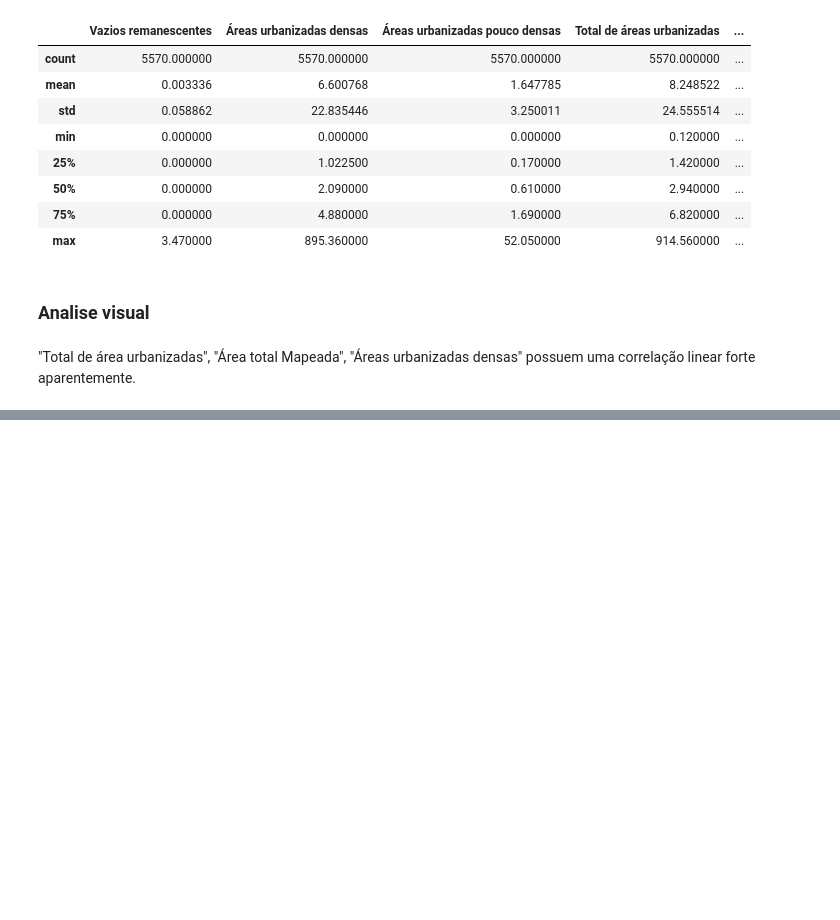
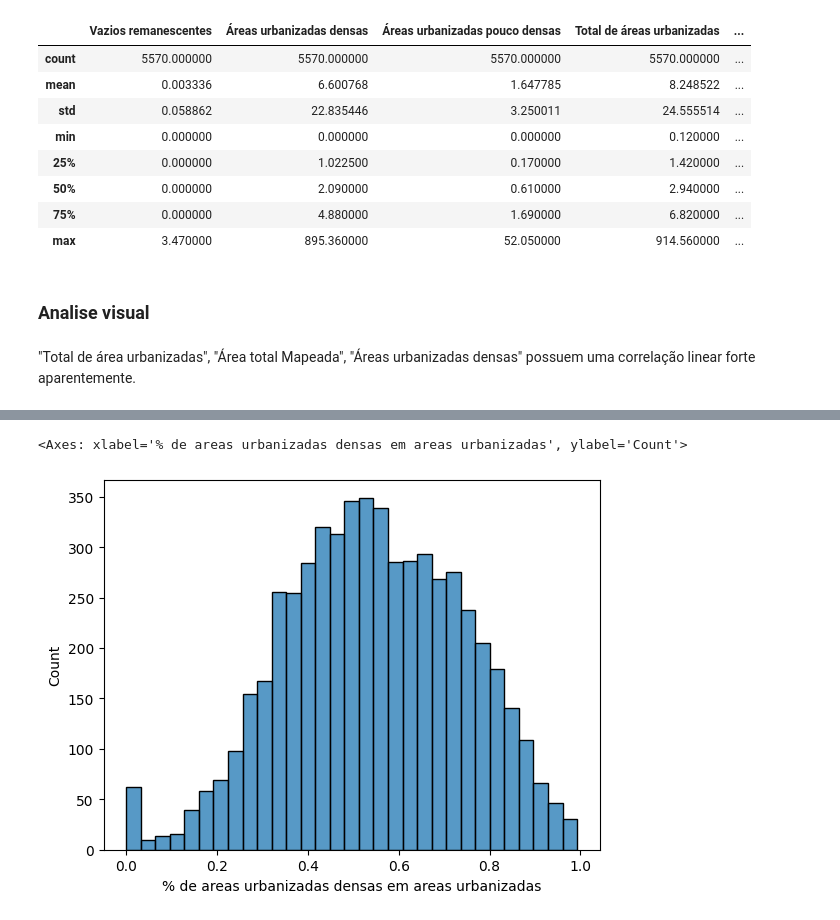
Before and after one commit to leoferro/Clusteriza-o_cidades, a Jupyter notebook: Clusterização_de_cidades.ipynb, the cells around one changed output, grey strips where cells are left out. Saved outputs shown, nothing was run; the diff lists cells and outputs as text; code cells hidden in the pictures; blank space fills up the shorter version.

```diff
--- a/Clusterização_de_cidades.ipynb
+++ b/Clusterização_de_cidades.ipynb
@@ -128,0 +172,5 @@ g.map_diag(sns.histplot, bins = 20)
+# %%
+sns.histplot(df.iloc[:,-1])
+# %% [output]
+<Axes: xlabel='% de areas urbanizadas densas em areas urbanizadas', ylabel='Count'>
+[figure, added]
```
Also changed, not shown: parts of 10 cells of this notebook.
